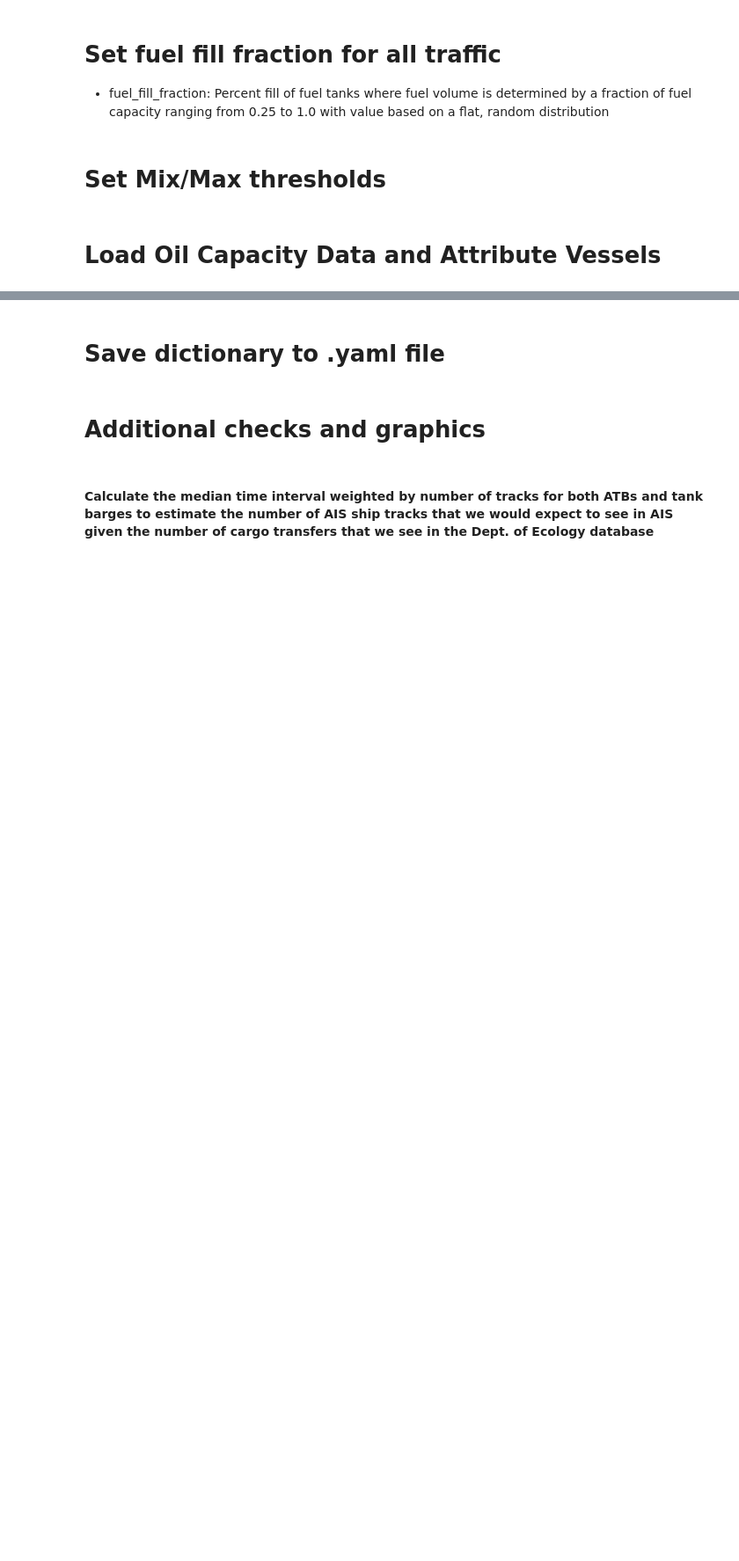
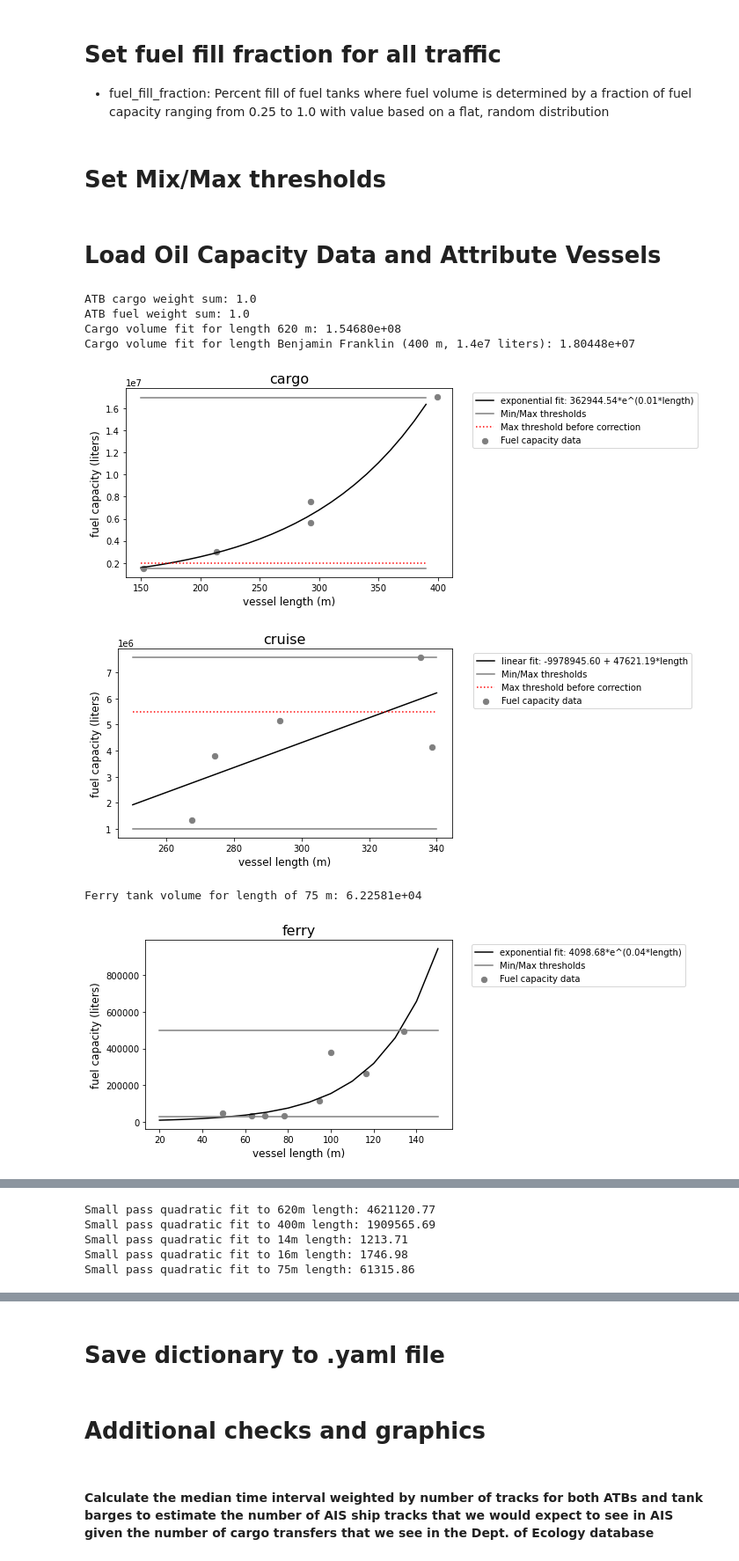
Before and after one commit to MIDOSS/analysis-rachael, a Jupyter notebook: notebooks/monte_carlo/oil_attribution.ipynb, the cells around one changed output, grey strips where cells are left out. Shown at 88% size. Cells and saved outputs as stored; diff of their text form; code cells hidden in the pictures; blank space fills up the shorter version.

```diff
--- a/notebooks/monte_carlo/oil_attribution.ipynb
+++ b/notebooks/monte_carlo/oil_attribution.ipynb
@@ -169,7 +168,7 @@ for vessels in oil_attrs['categories']['all_vessels']:
 tanker_df = pandas.read_excel(
     oil_attrs['files']['oil_capacity'],
     sheet_name='tanker',
-    usecols='B,C,D,E,F,G,H'
+    usecols='B,C,F,G,H,I'
 )
 #~~~ atb traffic ~~~~~~~~~~~~~~~~~~~~~~~~~~~~~~~~~~~~~~~~~~~~~~~~~~~~~~~~~~~~
 # fuel and cargo capacity information
@@ -561,12 +609,6 @@ oil_attrs['vessel_attributes']['tanker']['fuel_capacity'] = (
 # cargo parameters
 oil_attrs['vessel_attributes']['tanker']['cargo_capacity'] = (
     tanker_df['cargo capacity (liters)'].values.flatten()
-).tolist()
-
-# These are the lengths of the vessels in the above website that correspond
-# to the fuel ratios  and fuel capacities listed above
-oil_attrs['vessel_attributes']['tanker']['vessel_lengths'] = (
-    tanker_df['Silo ship size (m)'].values.flatten()
 ).tolist()
 
 # create  bins for tanker categories
@@ -1045,30 +1087,39 @@ ax1.plot(
     c='black',
     label=f'quadratic fit: {C_q[0]:.02f}*(length)^2 + {C_q[1]:.02f}*(length) + {C_q[2]:.02f}'
 )
 ax1.plot(
     [numpy.min(smallpass_length), numpy.max(smallpass_length)],
     [oil_attrs['vessel_attributes']['smallpass']['min_fuel'],
      oil_attrs['vessel_attributes']['smallpass']['min_fuel']],
     c='tab:grey',
     label='Min/Max thresholds'
 )
 ax1.plot(
     [numpy.min(smallpass_length), numpy.max(smallpass_length)],
     [oil_attrs['vessel_attributes']['smallpass']['max_fuel'],
      oil_attrs['vessel_attributes']['smallpass']['max_fuel']],
     c='tab:grey'
 )
 #labels, etc.
 plt.xlabel('vessel length (m)',fontsize=12)
 plt.ylabel('fuel capacity (liters)',fontsize=12)
 plt.title(vessel_type, fontsize=16)
 plt.tight_layout()
 ax1.legend(bbox_to_anchor=(1.05, 1), loc='upper left')
 #plt.savefig(graphics_directory/'smallpass_fit.png', bbox_inches='tight')
 plt.show()
 
 #~~~ other ~~~
 ## Use same data as small passenger
 oil_attrs['vessel_attributes']['other']['fuel_fit_coefs'] = (
     smallpass_fit_coefs.tolist()
 )
+# %% [output]
+ATB cargo weight sum: 1.0
+ATB fuel weight sum: 1.0
+Cargo volume fit for length 620 m: 1.54680e+08
+Cargo volume fit for length Benjamin Franklin (400 m, 1.4e7 liters): 1.80448e+07
+[figure, added]
+[figure, added]
+Ferry tank volume for length of 75 m: 6.22581e+04
+[figure, added]
@@ -1074,0 +1127,5 @@ oil_attrs['vessel_attributes']['other']['fuel_fit_coefs'] = (
+Small pass quadratic fit to 620m length: 4621120.77
+Small pass quadratic fit to 400m length: 1909565.69
+Small pass quadratic fit to 14m length: 1213.71
+Small pass quadratic fit to 16m length: 1746.98
+Small pass quadratic fit to 75m length: 61315.86
```
Also changed, not shown: parts of 24 cells of this notebook.
